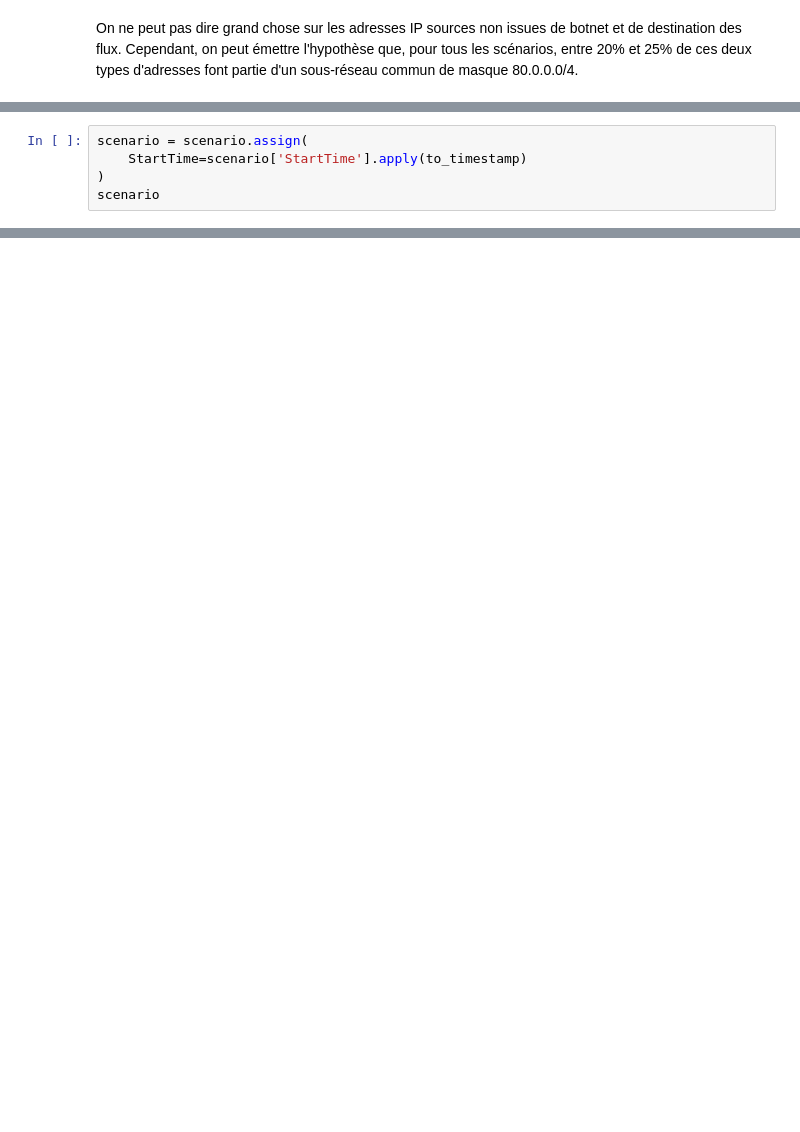
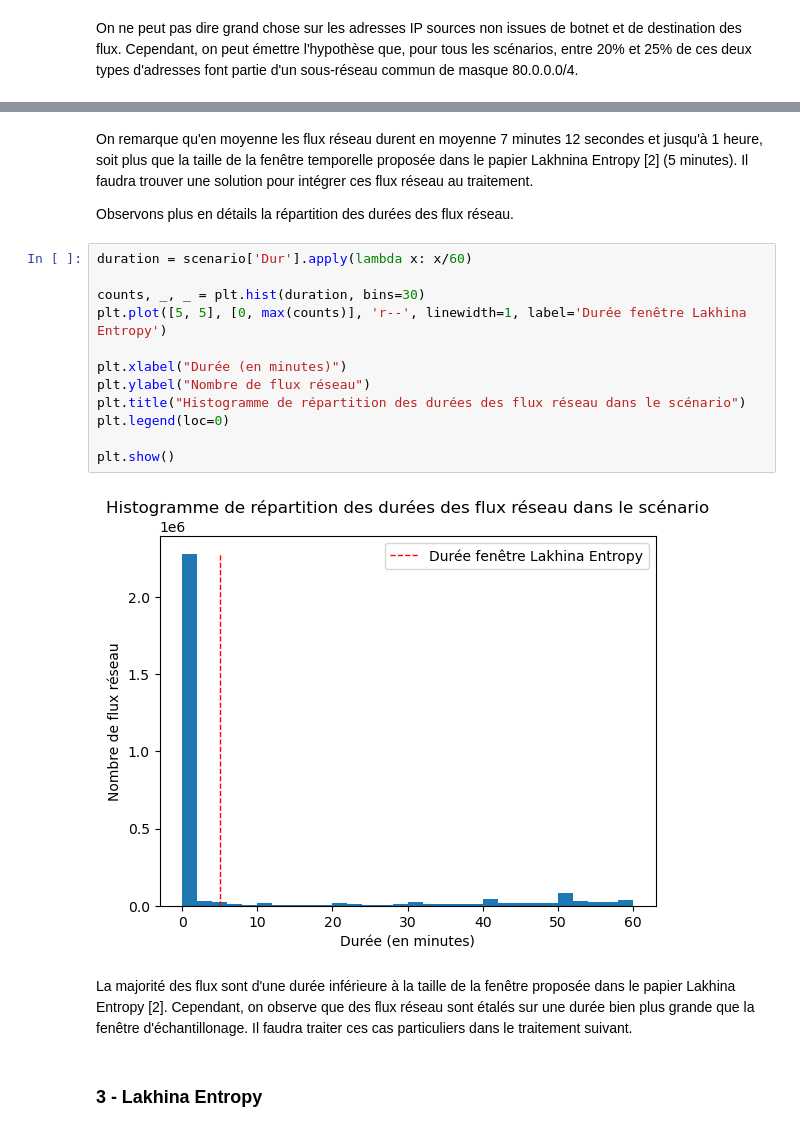
Before and after one commit to Veccoy/DetectIntrusion, a Jupyter notebook: LakhinaEntropy.ipynb, the cells around one changed output, grey strips where cells are left out. Cells and saved outputs as stored; diff of their text form; blank space fills up the shorter version.

Commit message:
Add duration analysis

```diff
--- a/LakhinaEntropy.ipynb
+++ b/LakhinaEntropy.ipynb
@@ -221,5 +246,0 @@ def to_timestamp(date_string):
-# %%
-scenario = scenario.assign(
-    StartTime=scenario['StartTime'].apply(to_timestamp)
-)
-scenario
@@ -257,0 +275,22 @@ botnet_data = scenario[scenario['Label']==1]
+# %% [markdown]
+On remarque qu'en moyenne les flux réseau durent en moyenne 7 minutes 12 secondes et jusqu'à 1 heure, soit plus que la taille de la fenêtre temporelle proposée dans le papier Lakhnina Entropy [2] (5 minutes). Il faudra trouver une solution pour intégrer ces flux réseau au traitement.
+
+Observons plus en détails la répartition des durées des flux réseau.
+# %%
+duration = scenario['Dur'].apply(lambda x: x/60)
+
+counts, _, _ = plt.hist(duration, bins=30)
+plt.plot([5, 5], [0, max(counts)], 'r--', linewidth=1, label='Durée fenêtre Lakhina Entropy')
+
+plt.xlabel("Durée (en minutes)")
+plt.ylabel("Nombre de flux réseau")
+plt.title("Histogramme de répartition des durées des flux réseau dans le scénario")
+plt.legend(loc=0)
+
+plt.show()
+# %% [output]
+[figure, added]
+# %% [markdown]
+La majorité des flux sont d'une durée inférieure à la taille de la fenêtre proposée dans le papier Lakhina Entropy [2]. Cependant, on observe que des flux réseau sont étalés sur une durée bien plus grande que la fenêtre d'échantillonage. Il faudra traiter ces cas particuliers dans le traitement suivant.
+# %% [markdown]
+### 3 - Lakhina Entropy
```
Also changed, not shown: parts of 26 cells of this notebook.
